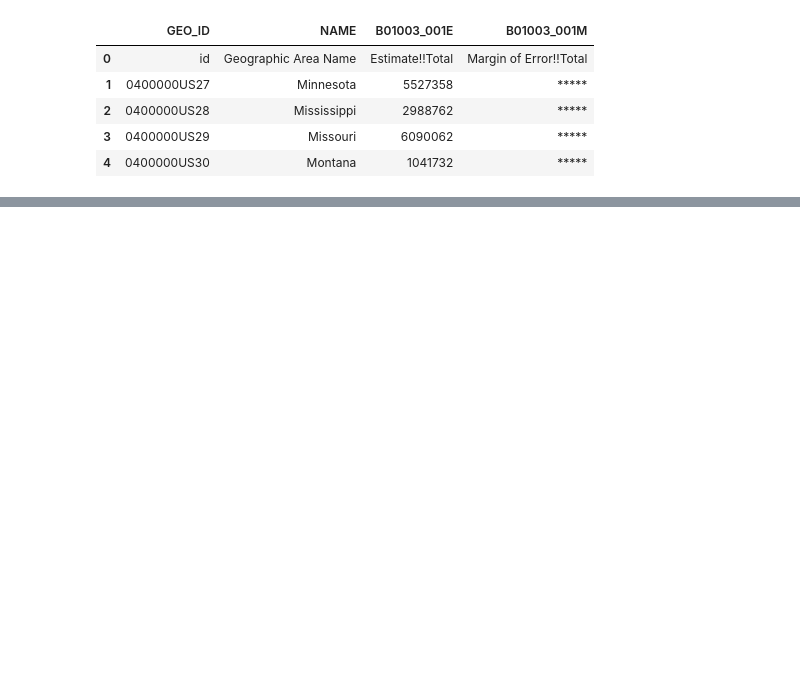
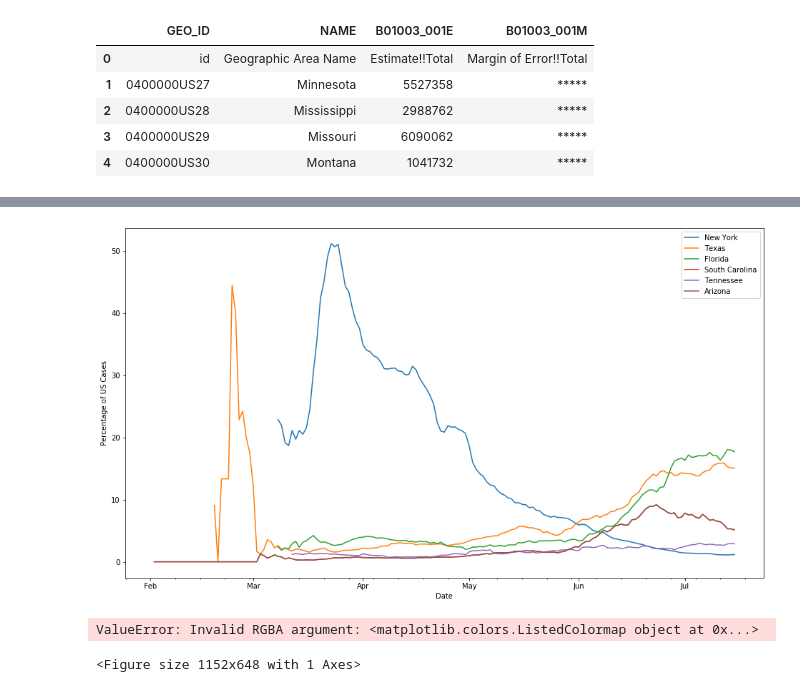
Before and after one commit to watsona4/jupyter_notebooks, a Jupyter notebook: COVID Comparisons.ipynb, the cells around one changed output, grey strips where cells are left out. Drawn from its saved outputs; the diff is of its cells as text; code cells hidden in the pictures; blank space fills up the shorter version.

```diff
--- a/COVID Comparisons.ipynb
+++ b/COVID Comparisons.ipynb
@@ -101,0 +124,49 @@ plot(['Schenectady County, New York', 'Allegheny County, Pennsylvania'])
+# %%
+dat = states_data.groupby(['date']).sum().diff().rolling(7).mean()
+ny = states_data[states_data['state'] == 'New York'].groupby(['date']).sum().diff().rolling(7).mean()
+tx = states_data[states_data['state'] == 'Texas'].groupby(['date']).sum().diff().rolling(7).mean()
+fl = states_data[states_data['state'] == 'Florida'].groupby(['date']).sum().diff().rolling(7).mean()
+sc = states_data[states_data['state'] == 'Arizona'].groupby(['date']).sum().diff().rolling(7).mean()
+tn = states_data[states_data['state'] == 'Tennessee'].groupby(['date']).sum().diff().rolling(7).mean()
+az = states_data[states_data['state'] == 'Arizona'].groupby(['date']).sum().diff().rolling(7).mean()
+ny_ratio = ny / dat * 100
+tx_ratio = tx / dat * 100
+fl_ratio = fl / dat * 100
+sc_ratio = sc / dat * 100
+tn_ratio = tn / dat * 100
+az_ratio = az / dat * 100
+fig, ax = plt.subplots(figsize=(16, 9))
+ax.plot(ny_ratio.index, ny_ratio['cases'], label='New York')
+ax.plot(tx_ratio.index, tx_ratio['cases'], label='Texas')
+ax.plot(fl_ratio.index, fl_ratio['cases'], label='Florida')
+ax.plot(sc_ratio.index, sc_ratio['cases'], label='South Carolina')
+ax.plot(tn_ratio.index, tn_ratio['cases'], label='Tennessee')
+ax.plot(az_ratio.index, az_ratio['cases'], label='Arizona')
+ax.xaxis.set_major_locator(months)
+ax.xaxis.set_major_formatter(months_fmt)
+ax.xaxis.set_minor_locator(weeks)
+ax.set_xlabel('Date')
+ax.set_ylabel('Percentage of US Cases')
+ax.legend()
+plt.show()
+# %% [output]
+[figure, added]
+# %%
+dat = state_data('Texas')
+fig, ax = plt.subplots(figsize=(16, 9))
+dates = (np.array([float(d) for d in dat['date'].values]) - float(dat['date'].values[0])) / 86400e9
+points = np.array([dates, dat['cases'].diff().rolling(7).mean()]).T.reshape(-1, 1, 2)[10:]
+segments = np.concatenate([points[:-1], points[1:]], axis=1)
+cmap = ListedColormap(['#500000', '#D1D1D1'], N=len(dates))
+norm = BoundaryNorm(dates, cmap.N)
+lc = LineCollection(segments, cmap=cmap, norm=norm)
+lc.set_array(dates)
+lc.set_linewidth(2)
+line = ax.add_collection(lc)
+ax.set_xlim(dates.min(), dates.max())
+ax.set_ylim(0, 60)
+ax.legend((Line2D([0], [0], color=cmap, lw=4),), ('Texas',))
+plt.show()
+# %% [output]
+ValueError: Invalid RGBA argument: <matplotlib.colors.ListedColormap object at 0x...>
+<Figure size 1152x648 with 1 Axes>
```
Also changed, not shown: parts of 16 cells of this notebook.
